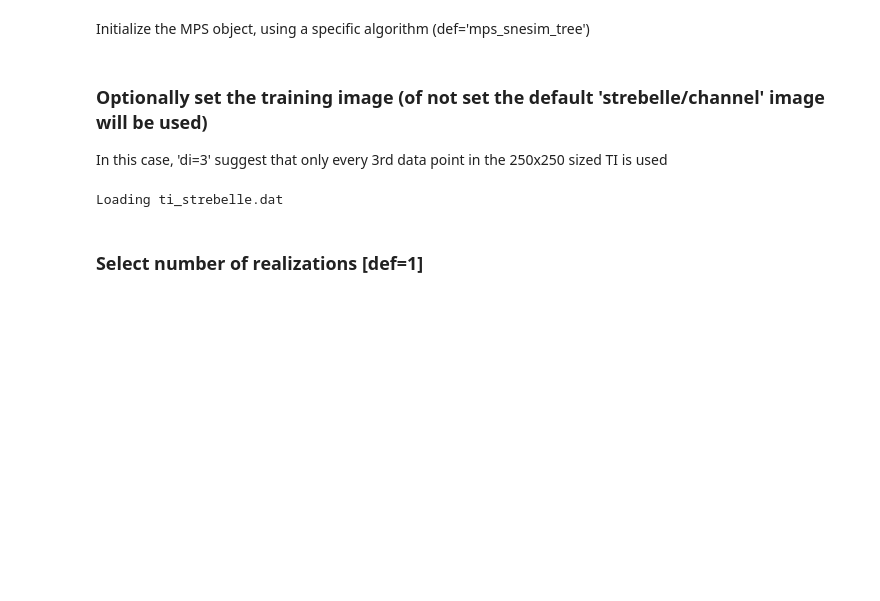
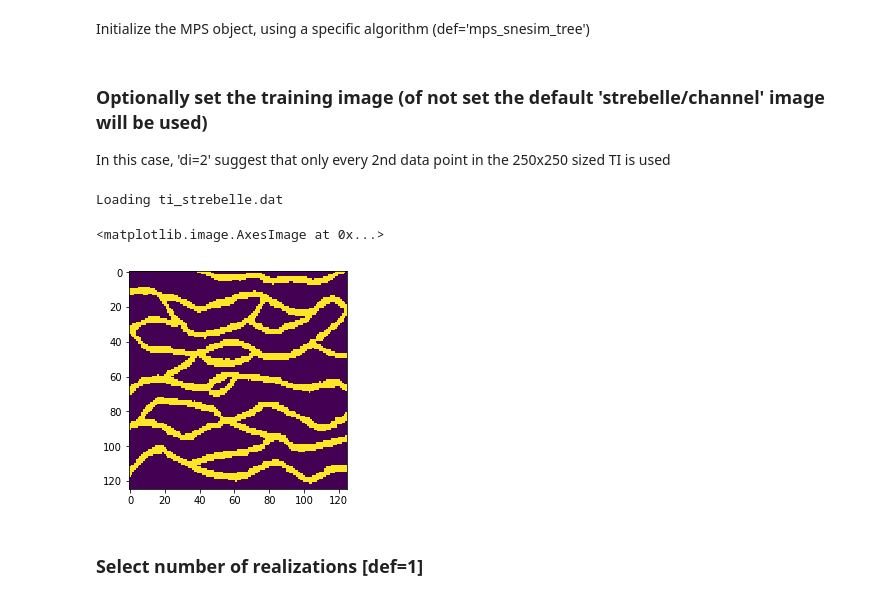
Before and after one commit to cultpenguin/sippi-all, a Jupyter notebook: scikit-mps/examples/mpslib_simple.ipynb, the cells around one changed output. Saved outputs shown, nothing was run; the diff lists cells and outputs as text; code cells hidden in the pictures; blank space fills up the shorter version.

```diff
--- a/scikit-mps/examples/mpslib_simple.ipynb
+++ b/scikit-mps/examples/mpslib_simple.ipynb
@@ -13,11 +14,14 @@ Initialize the MPS object, using a specific algorithm (def='mps_snesim_tree')
 O=mps.mpslib(method='mps_snesim_tree')
 # %% [markdown]
 ### Optionally set the training image (of not set the default 'strebelle/channel' image will be used)
-In this case, 'di=3' suggest that only every 3rd data point in the 250x250 sized TI is used
+In this case, 'di=2' suggest that only every 2nd data point in the 250x250 sized TI is used
 # %%
-O.ti= mps.trainingimages.strebelle(3,1)[0]
+O.ti= mps.trainingimages.strebelle(di=2)[0]
+plt.imshow(O.ti)
 # %% [output]
 Loading ti_strebelle.dat
+<matplotlib.image.AxesImage at 0x...>
+[figure, added]
 # %% [markdown]
 ### Select number of realizations [def=1]
 # %%
```
Also changed, not shown: parts of 4 cells of this notebook.
